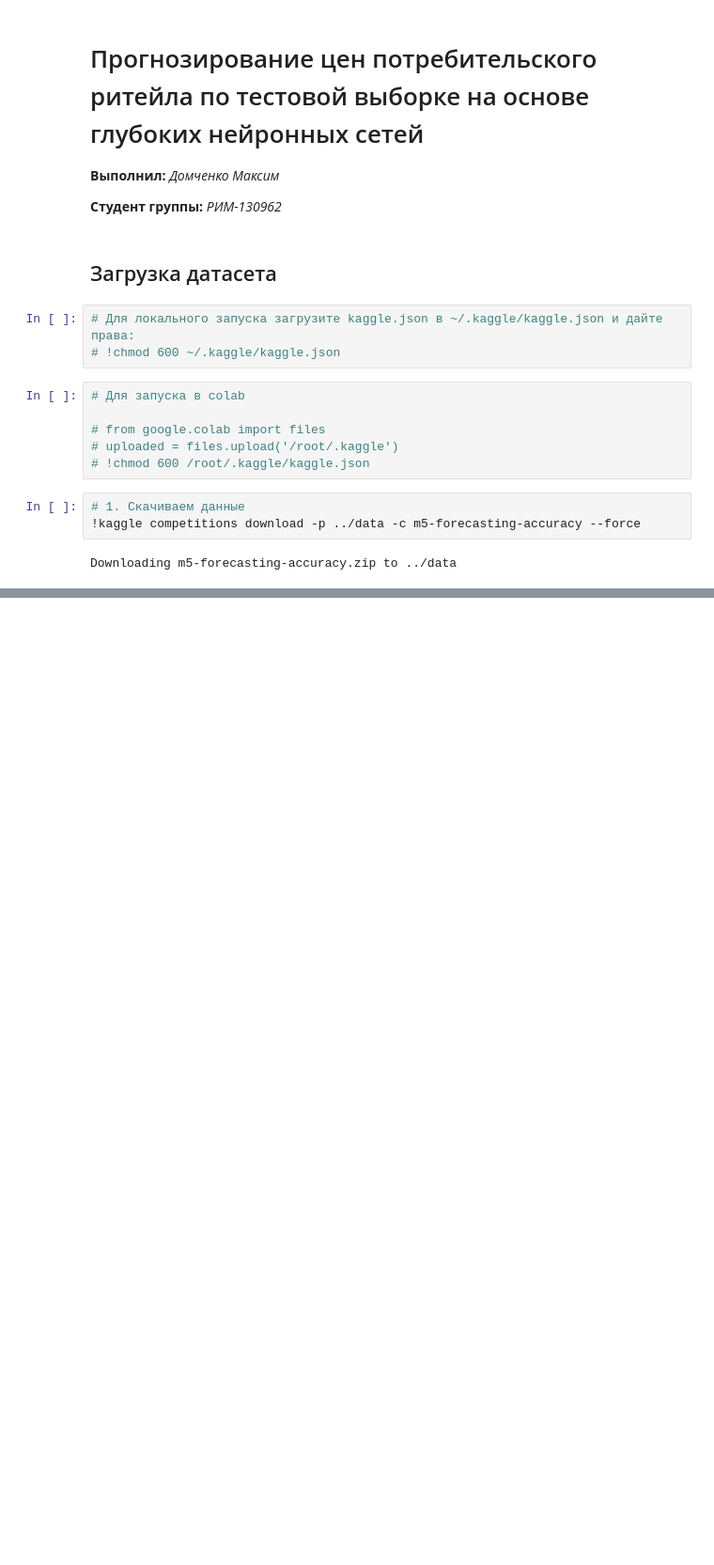
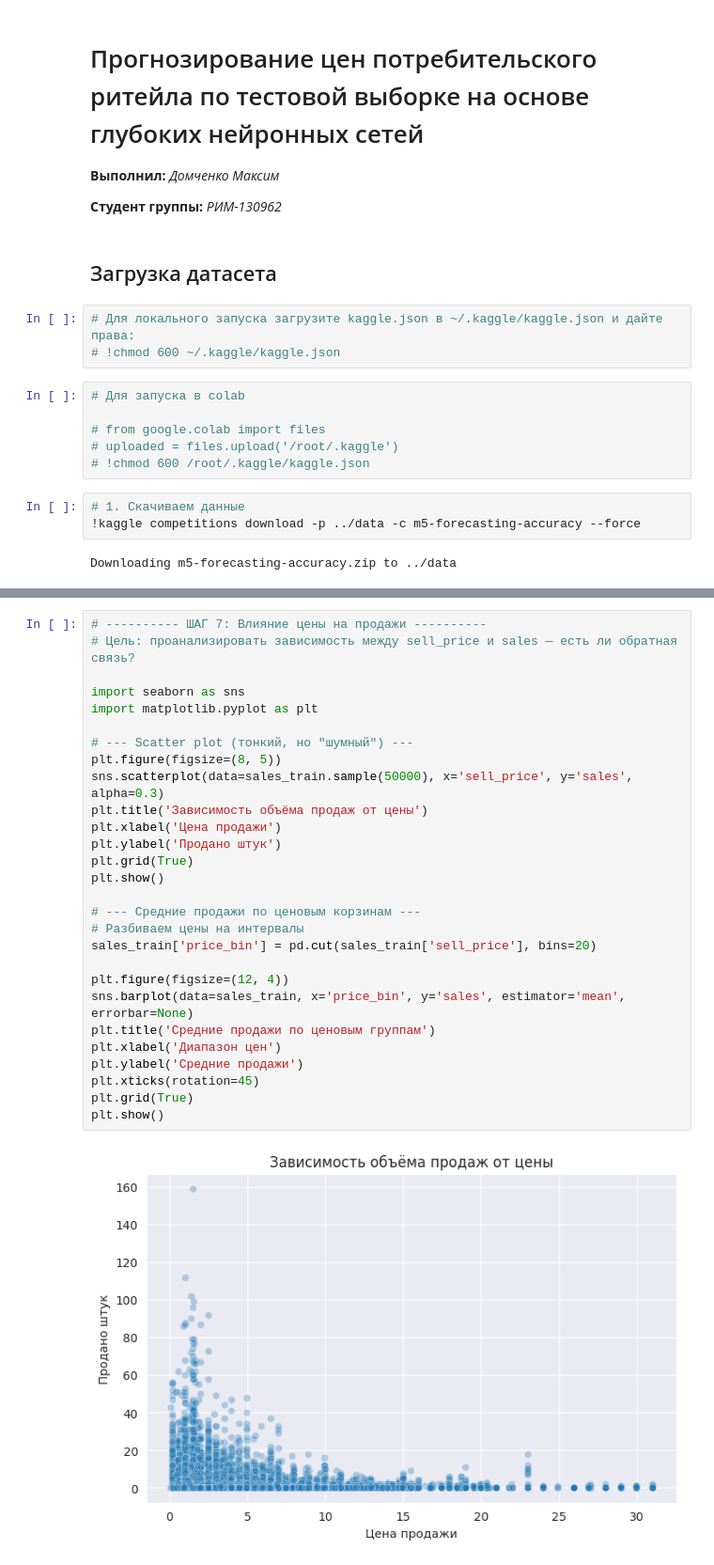
Before and after one commit to DMax-w/price_forecasting, a Jupyter notebook: notebook/dataset.ipynb, the cells around one changed output, grey strips where cells are left out. Shown at 94% size. Cells and saved outputs as stored; diff of their text form; blank space fills up the shorter version.

```diff
--- a/notebook/dataset.ipynb
+++ b/notebook/dataset.ipynb
@@ -100,0 +267,30 @@ display(sales_long[['date', 'item_id', 'store_id', 'sales', 'sell_price']].head(
+# %%
+# ---------- ШАГ 7: Влияние цены на продажи ----------
+# Цель: проанализировать зависимость между sell_price и sales — есть ли обратная связь?
+
+import seaborn as sns
+import matplotlib.pyplot as plt
+
+# --- Scatter plot (тонкий, но "шумный") ---
+plt.figure(figsize=(8, 5))
+sns.scatterplot(data=sales_train.sample(50000), x='sell_price', y='sales', alpha=0.3)
+plt.title('Зависимость объёма продаж от цены')
+plt.xlabel('Цена продажи')
+plt.ylabel('Продано штук')
+plt.grid(True)
+plt.show()
+
+# --- Средние продажи по ценовым корзинам ---
+# Разбиваем цены на интервалы
+sales_train['price_bin'] = pd.cut(sales_train['sell_price'], bins=20)
+
+plt.figure(figsize=(12, 4))
+sns.barplot(data=sales_train, x='price_bin', y='sales', estimator='mean', errorbar=None)
+plt.title('Средние продажи по ценовым группам')
+plt.xlabel('Диапазон цен')
+plt.ylabel('Средние продажи')
+plt.xticks(rotation=45)
+plt.grid(True)
+plt.show()
+# %% [output]
+[figure, added]
```
Also changed, not shown: parts of 16 cells of this notebook, 1 other file.
